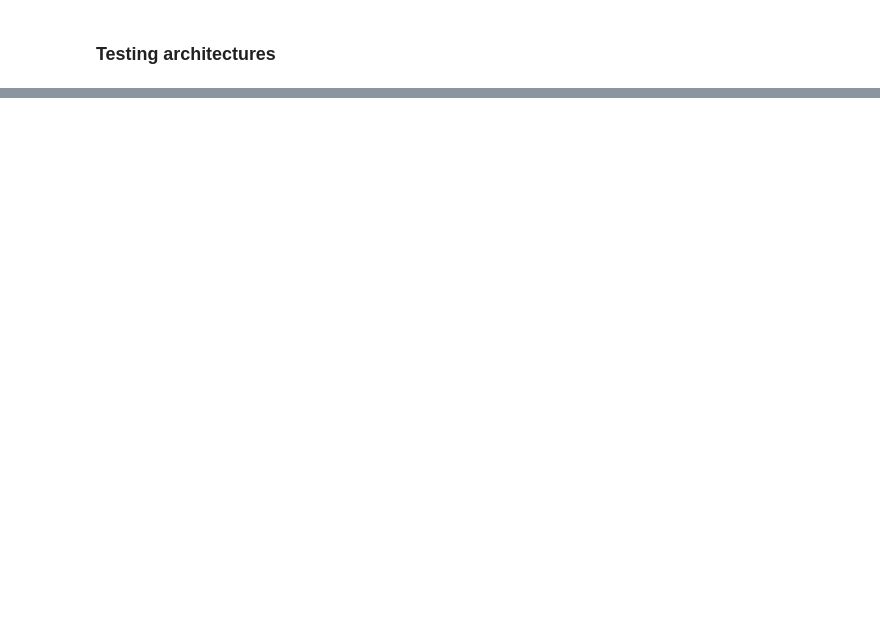
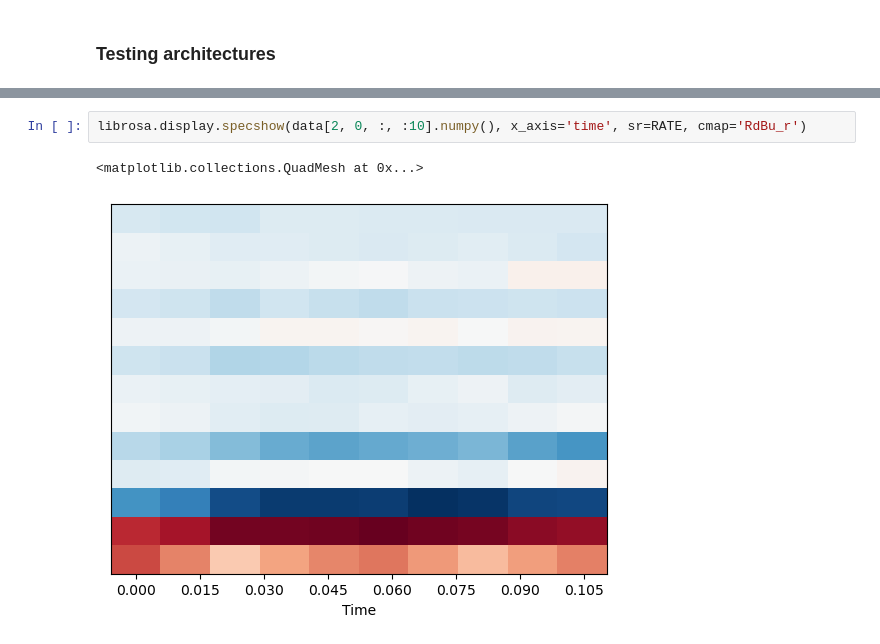
Before and after one commit to santiviquez/noisy-human-recognition, a Jupyter notebook: sound-classification.ipynb, the cells around one changed output, grey strips where cells are left out. Drawn from its saved outputs; the diff is of its cells as text; blank space fills up the shorter version.

```diff
--- a/sound-classification.ipynb
+++ b/sound-classification.ipynb
@@ -609,0 +692,5 @@ x = fc2(x)
+# %%
+librosa.display.specshow(data[2, 0, :, :10].numpy(), x_axis='time', sr=RATE, cmap='RdBu_r')
+# %% [output]
+<matplotlib.collections.QuadMesh at 0x...>
+[figure, added]
```
Also changed, not shown: parts of 24 cells of this notebook, 1 other file.
